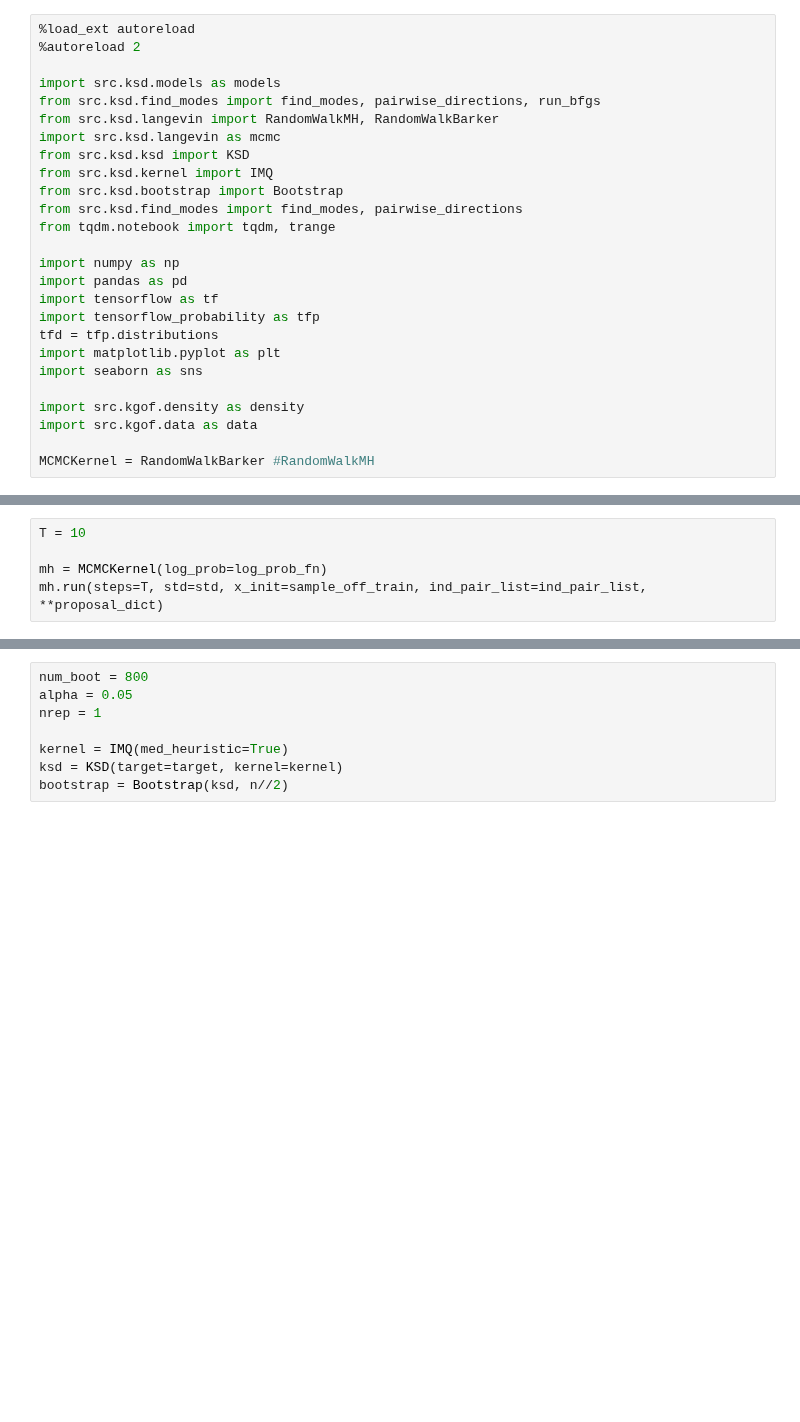
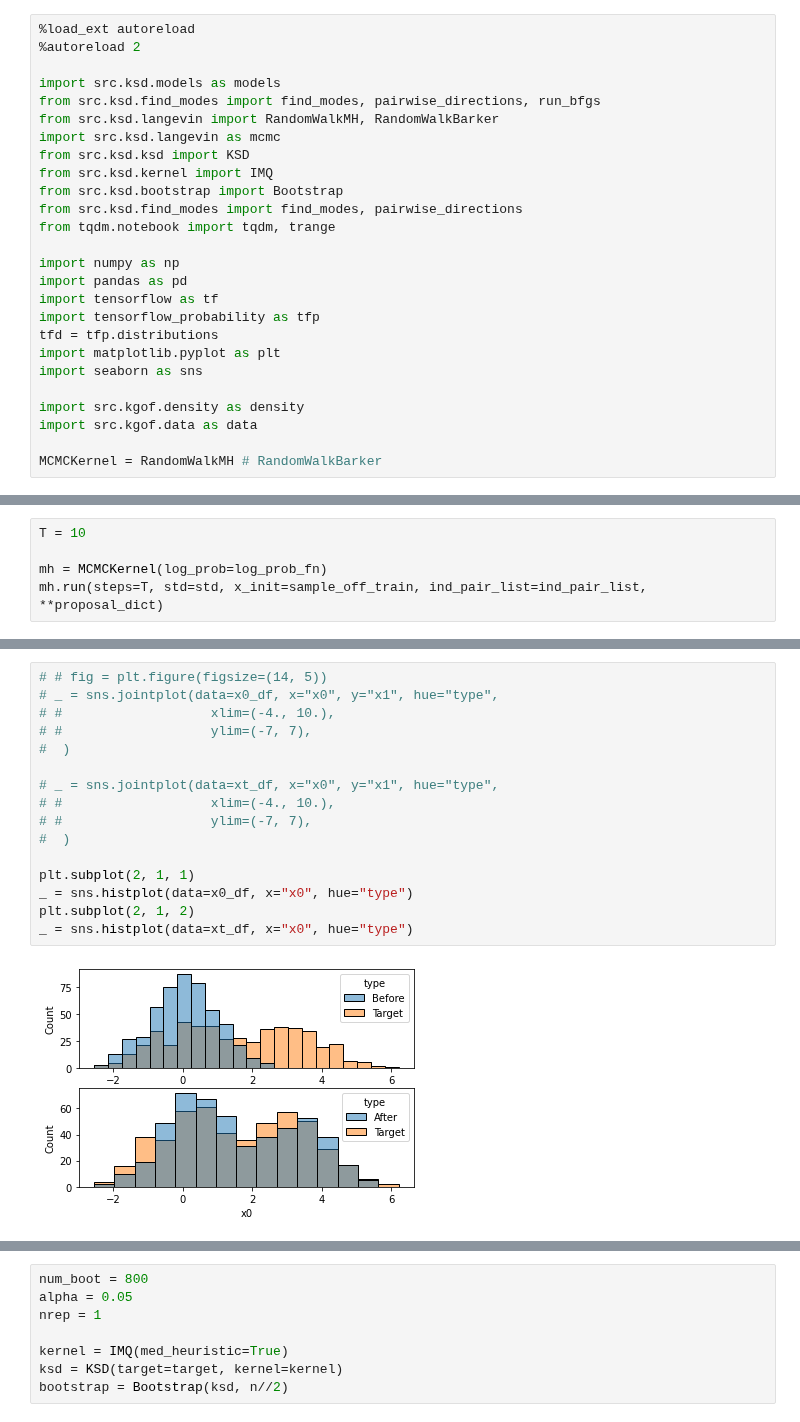
Before and after one commit to XingLLiu/u-stat-high-dim, a Jupyter notebook: noise_new.ipynb, the cells around one changed output, grey strips where cells are left out. Drawn from its saved outputs; the diff is of its cells as text; blank space fills up the shorter version.

```diff
--- a/noise_new.ipynb
+++ b/noise_new.ipynb
@@ -23,4 +23,4 @@ import seaborn as sns
 import src.kgof.density as density
 import src.kgof.data as data
 
-MCMCKernel = RandomWalkBarker #RandomWalkMH
+MCMCKernel = RandomWalkMH # RandomWalkBarker
@@ -295 +289,19 @@ _ = sns.jointplot(data=xt_df, x="x0", y="x1", hue="type",
+# %%
+# # fig = plt.figure(figsize=(14, 5))
+# _ = sns.jointplot(data=x0_df, x="x0", y="x1", hue="type",
+# #                   xlim=(-4., 10.),
+# #                   ylim=(-7, 7),
+#  )
+
+# _ = sns.jointplot(data=xt_df, x="x0", y="x1", hue="type",
+# #                   xlim=(-4., 10.),
+# #                   ylim=(-7, 7),
+#  )
+
+plt.subplot(2, 1, 1)
+_ = sns.histplot(data=x0_df, x="x0", hue="type")
+plt.subplot(2, 1, 2)
+_ = sns.histplot(data=xt_df, x="x0", hue="type")
+# %% [output]
+[figure, added]
 # %%
```
Also changed, not shown: parts of 14 cells of this notebook, 7 other files.
